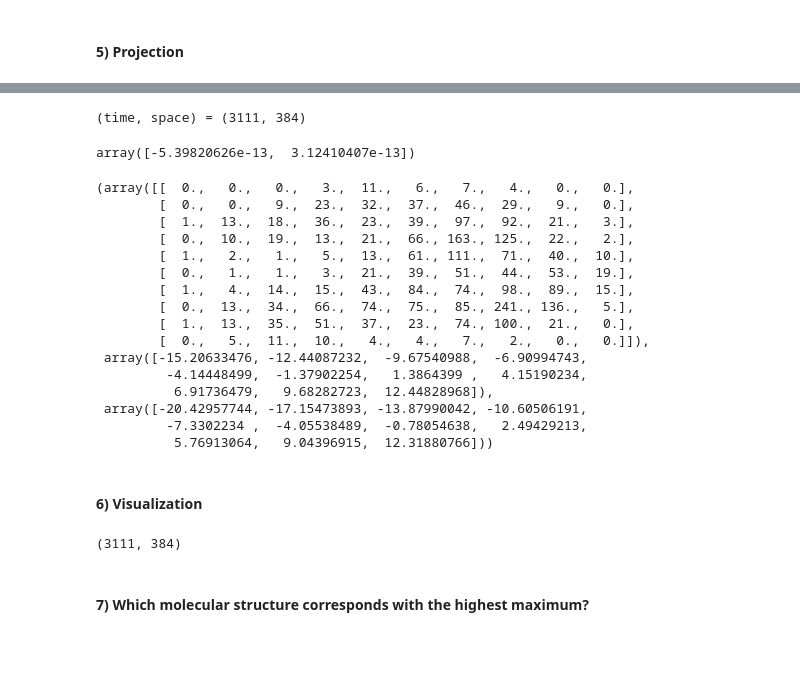
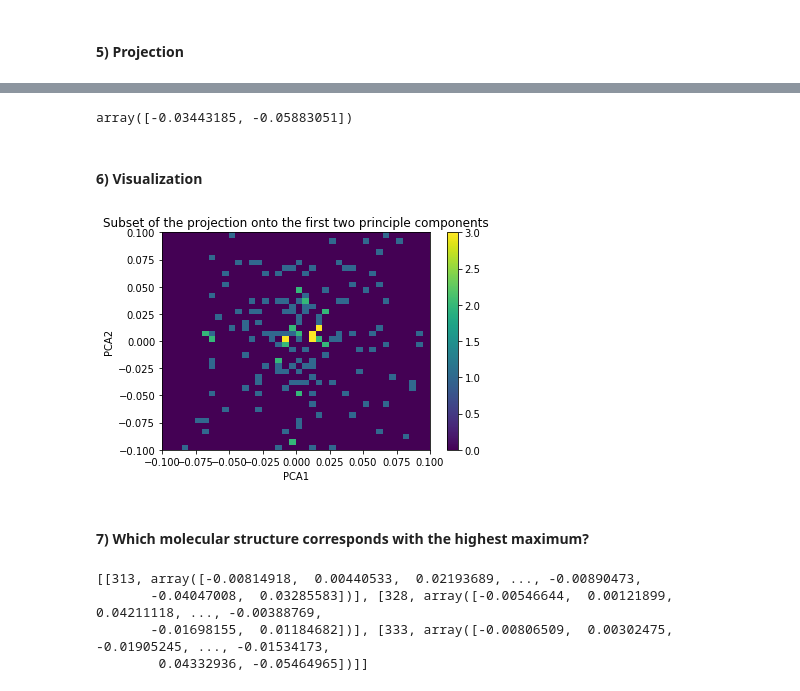
Before and after one commit to laifi/molecular-dynamics, a Jupyter notebook: e09/e09.ipynb, the cells around one changed output, grey strips where cells are left out. Saved outputs shown, nothing was run; the diff lists cells and outputs as text; code cells hidden in the pictures; blank space fills up the shorter version.

```diff
--- a/e09/e09.ipynb
+++ b/e09/e09.ipynb
@@ -75,6 +75,5 @@ True
 #### 5) Projection
 # %%
 new = evecs.T @ mean_free_traj.T
-new = new.T
-print(new)
+print(f"(time, space) = {new.shape}")
 # %% [output]
@@ -94,35 +81,18 @@ print(new)
-# %%
-print(f"(time, space) = {new.shape}")
-# %% [output]
-(time, space) = (3111, 384)
 # %%
 np.mean(new, axis=0)[:2]
 # %% [output]
-array([-5.39820626e-13,  3.12410407e-13])
+array([-0.03443185, -0.05883051])
-# %%
-np.histogram2d(new[:, 0], new[:, 1])
-# %% [output]
-(array([[  0.,   0.,   0.,   3.,  11.,   6.,   7.,   4.,   0.,   0.],
-        [  0.,   0.,   9.,  23.,  32.,  37.,  46.,  29.,   9.,   0.],
-        [  1.,  13.,  18.,  36.,  23.,  39.,  97.,  92.,  21.,   3.],
-        [  0.,  10.,  19.,  13.,  21.,  66., 163., 125.,  22.,   2.],
-        [  1.,   2.,   1.,   5.,  13.,  61., 111.,  71.,  40.,  10.],
-        [  0.,   1.,   1.,   3.,  21.,  39.,  51.,  44.,  53.,  19.],
-        [  1.,   4.,  14.,  15.,  43.,  84.,  74.,  98.,  89.,  15.],
-        [  0.,  13.,  34.,  66.,  74.,  75.,  85., 241., 136.,   5.],
-        [  1.,  13.,  35.,  51.,  37.,  23.,  74., 100.,  21.,   0.],
-        [  0.,   5.,  11.,  10.,   4.,   4.,   7.,   2.,   0.,   0.]]),
- array([-15.20633476, -12.44087232,  -9.67540988,  -6.90994743,
-         -4.14448499,  -1.37902254,   1.3864399 ,   4.15190234,
-          6.91736479,   9.68282723,  12.44828968]),
- array([-20.42957744, -17.15473893, -13.87990042, -10.60506191,
-         -7.3302234 ,  -4.05538489,  -0.78054638,   2.49429213,
-          5.76913064,   9.04396915,  12.31880766]))
 # %% [markdown]
 #### 6) Visualization
-# %%
-mean_free_traj.shape
-# %% [output]
-(3111, 384)
+# %%
+array = np.histogram2d(new[:, 0], new[:, 1])
+plot = plt.hist2d(new[:,0],new[:,1], bins = 40, range=((-0.1,0.1),(-0.1,0.1)))
+plt.colorbar()
+plt.xlabel('PCA1')
+plt.ylabel('PCA2')
+plt.title('Subset of the projection onto the first two principle components')
+plt.show()
+# %% [output]
+[figure, added]
 # %% [markdown]
 #### 7) Which molecular structure corresponds with the highest maximum?
@@ -129,11 +108,13 @@ mean_free_traj.shape
 # %%
-PCA1_max = 0.5
-PCA1_min = 0.1
-PCA2_max = 0.7
-PCA2_min = 0.3
-
 times = []
 for i, t in enumerate(new):
     if PCA1_min < t[0] and t[0] < PCA1_max:
         if PCA2_min < t[1] and t[1] < PCA2_max:
             times.append([i, t])
+
+print(times)
+# %% [output]
+[[313, array([-0.00814918,  0.00440533,  0.02193689, ..., -0.00890473,
+       -0.04047008,  0.03285583])], [328, array([-0.00546644,  0.00121899,  0.04211118, ..., -0.00388769,
+       -0.01698155,  0.01184682])], [333, array([-0.00806509,  0.00302475, -0.01905245, ..., -0.01534173,
+        0.04332936, -0.05464965])]]
```
Also changed, not shown: parts of 8 cells of this notebook.
